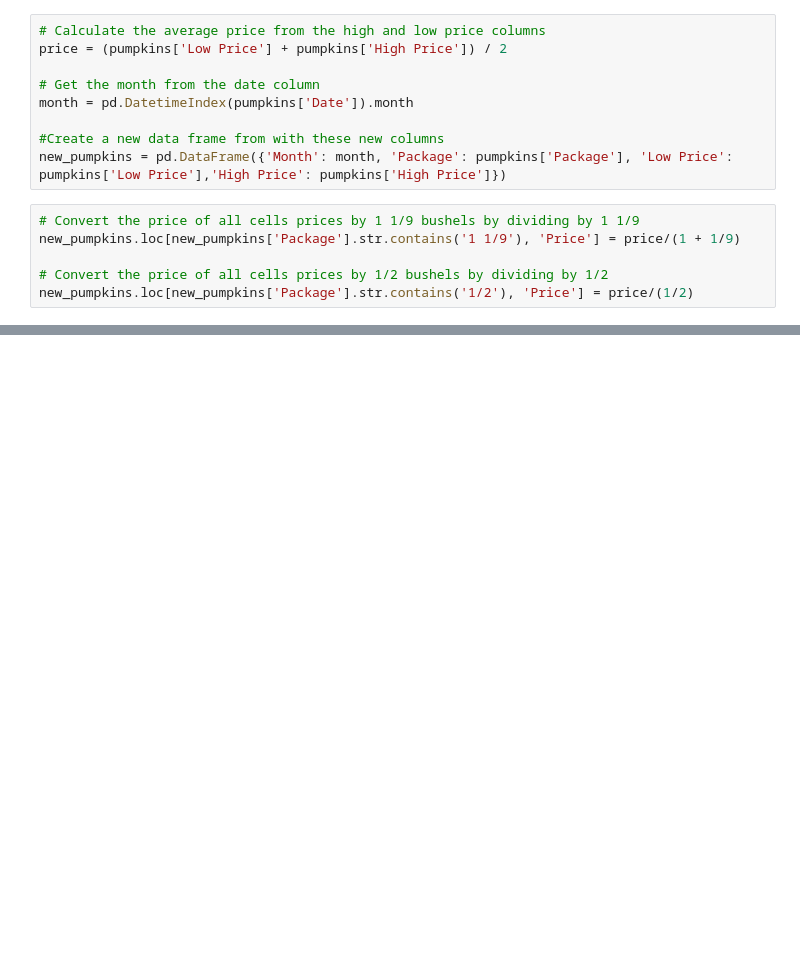
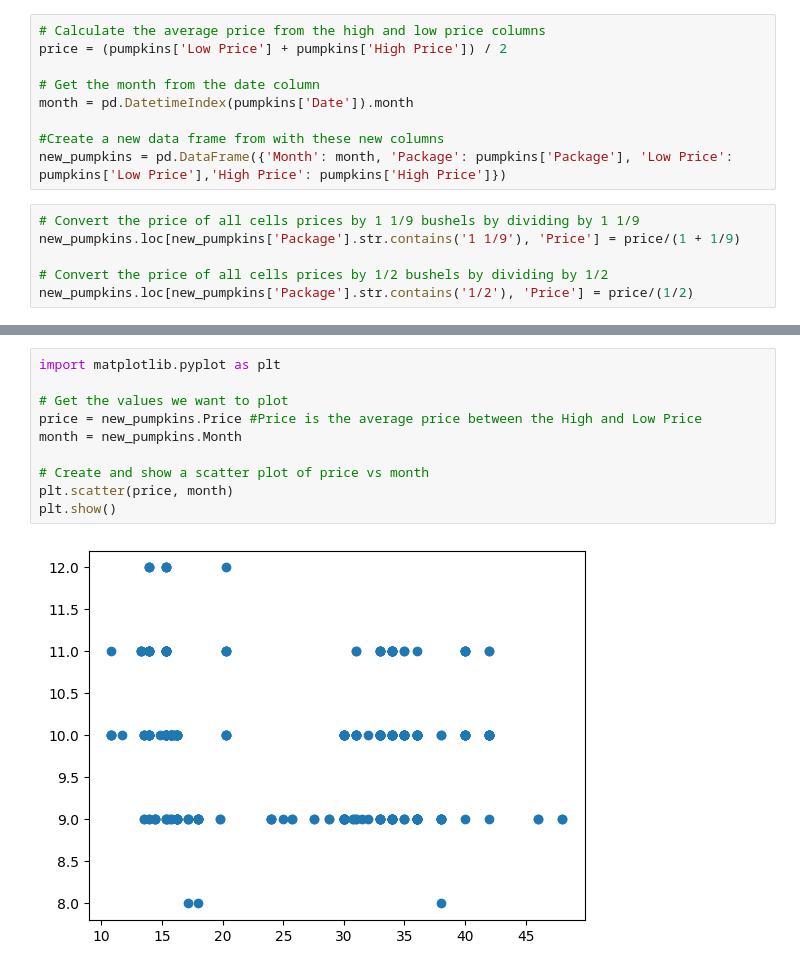
Before and after one commit to leaflore/ML-For-Beginners, a Jupyter notebook: 2-Regression/2-Data/notebook.ipynb, the cells around one changed output, grey strips where cells are left out. Saved outputs shown, nothing was run; the diff lists cells and outputs as text; blank space fills up the shorter version.

```diff
--- a/2-Regression/2-Data/notebook.ipynb
+++ b/2-Regression/2-Data/notebook.ipynb
@@ -61,0 +84,12 @@ new_pumpkins.loc[new_pumpkins['Package'].str.contains('1/2'), 'Price'] = price/(
+# %%
+import matplotlib.pyplot as plt
+
+# Get the values we want to plot
+price = new_pumpkins.Price #Price is the average price between the High and Low Price
+month = new_pumpkins.Month
+
+# Create and show a scatter plot of price vs month
+plt.scatter(price, month)
+plt.show()
+# %% [output]
+[figure, added]
```
Also changed, not shown: parts of 3 cells of this notebook.
